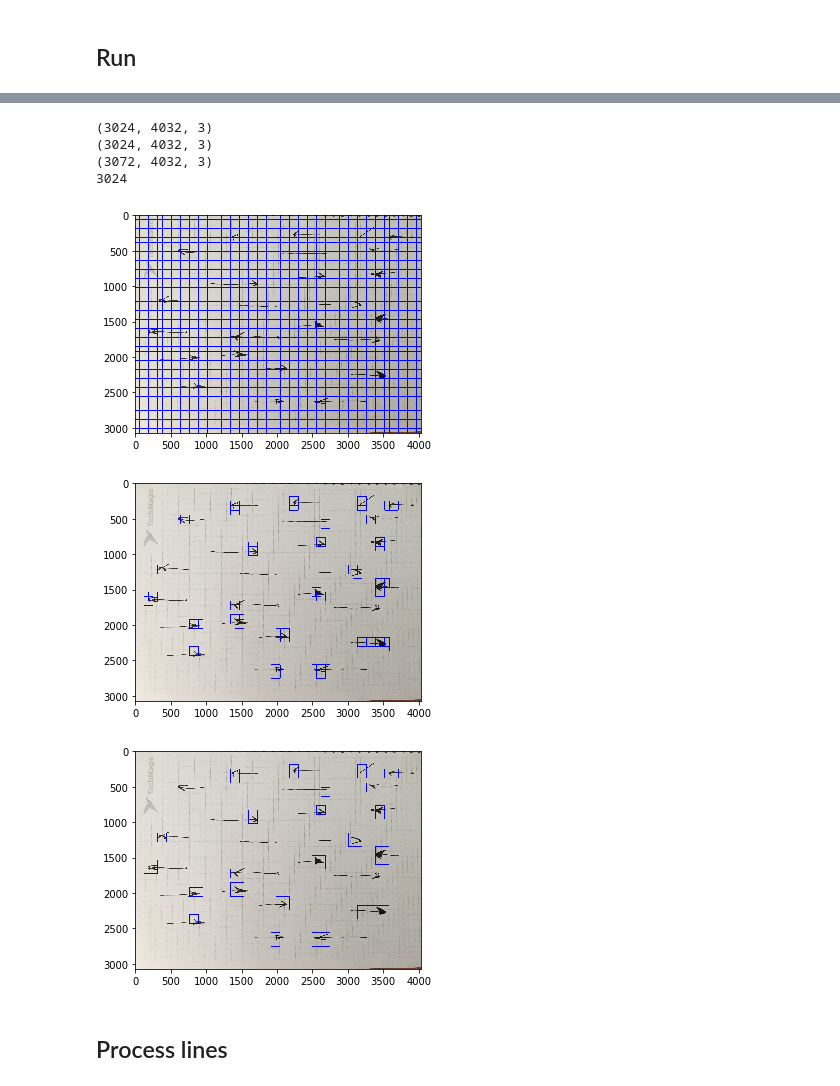
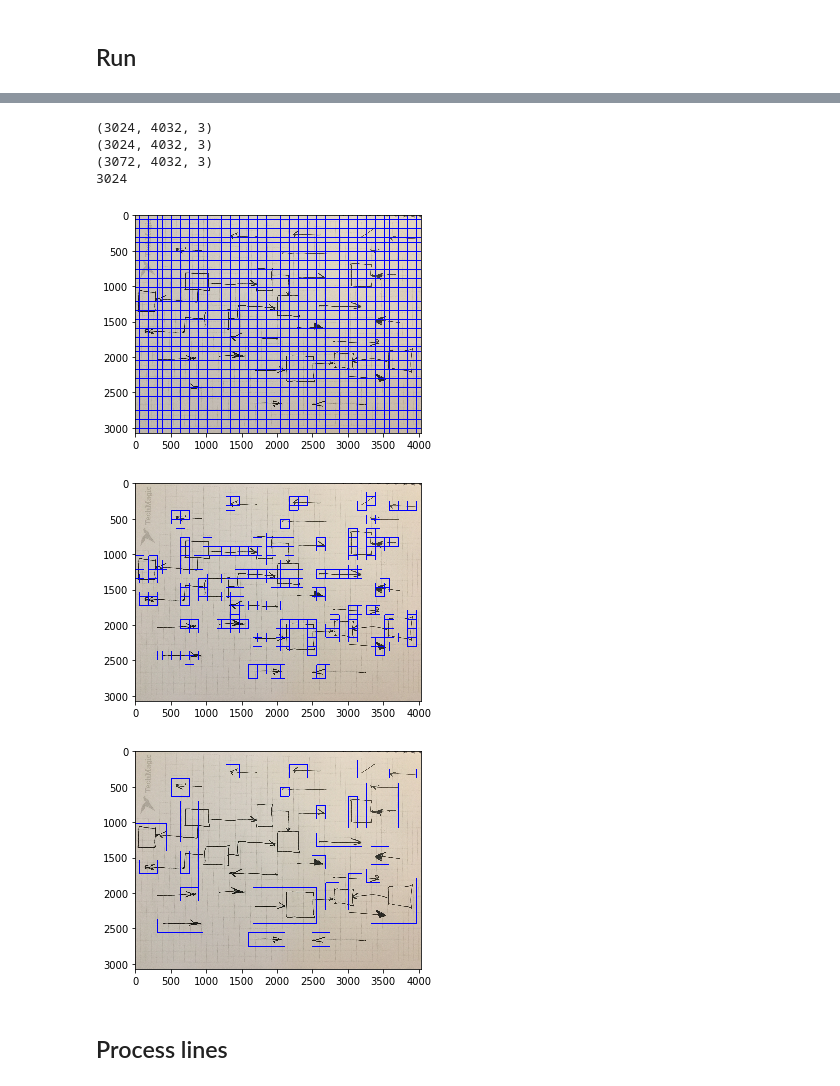
Before and after one commit to odats/elements-ai, a Jupyter notebook: elements.ipynb, the cells around one changed output, grey strips where cells are left out. Saved outputs shown, nothing was run; the diff lists cells and outputs as text; code cells hidden in the pictures.

```diff
--- a/elements.ipynb
+++ b/elements.ipynb
@@ -368,13 +366,13 @@ Epoch 2/2
 # %%
-pipeline_vision_single(model, "test_data/a4_t1.JPG", scale=1)
+pipeline_vision_single(model, "test_data/a4_t2.JPG", scale=1)
 # %% [output]
 (3024, 4032, 3)
 (3024, 4032, 3)
 (3072, 4032, 3)
 3024
-[figure, old version]
+[figure, new version]
-[figure, old version]
+[figure, new version]
-[figure, old version]
+[figure, new version]
 # %% [markdown]
 ## Process lines
 # %%
```
Also changed, not shown: parts of 5 cells of this notebook, 10 other files.
